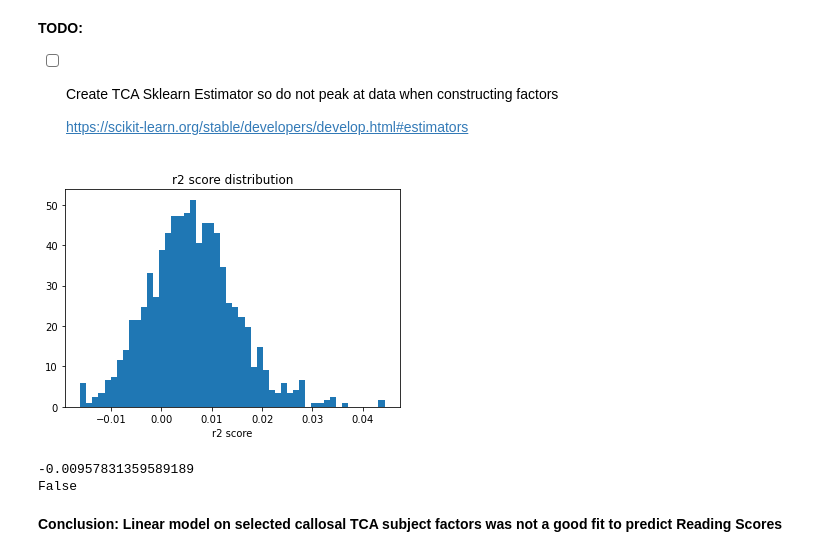
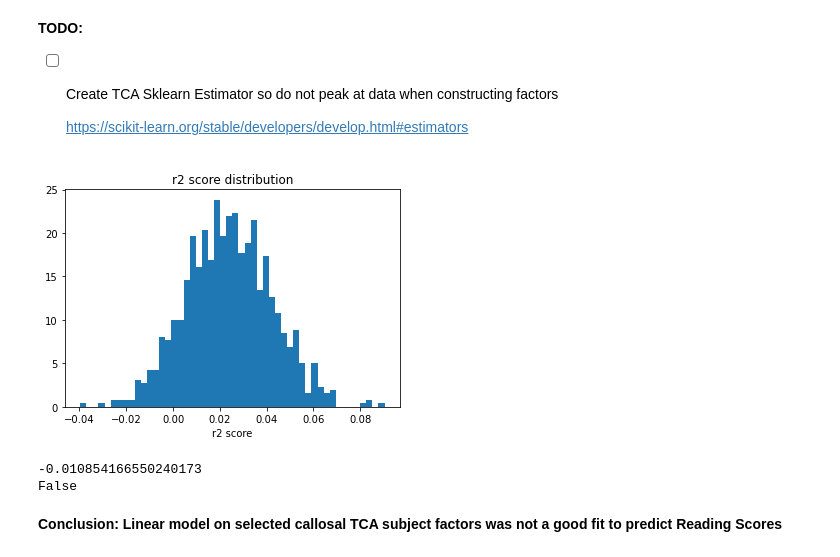
Before and after one commit to bloomdt-uw/callosum_microstructure, a Jupyter notebook: HCP-YA-TCA.ipynb, the cells around one changed output. Cells and saved outputs as stored; diff of their text form; code cells hidden in the pictures.

```diff
--- a/HCP-YA-TCA.ipynb
+++ b/HCP-YA-TCA.ipynb
@@ -295,17 +295,17 @@ motor_df = _get_motor(bucket='hcp.afq')
 pers_df = _get_personality(bucket='hcp.afq')
 sense_df = _get_sensory(bucket='hcp.afq')
 # %%
-def _get_subject_factors_df(ensemble, normalize=True):
+def _get_subject_factors_df(ensemble, n_components=6, replicate=0, normalize=True):
     import pandas as pd
 
-    df = pd.DataFrame(ensemble.factors(6)[0].factors[0])
+    df = pd.DataFrame(ensemble.factors(n_components)[replicate].factors[0])
 
     if normalize:
         df=(df-df.mean())/df.std()
 
     return df
 # %%
-sub_fact_df = _get_subject_factors_df(_ensemble)
+sub_fact_df = _get_subject_factors_df(_ensemble, n_components=29)
 # %% [markdown]
 ##### Data cleaning
 
@@ -678,12 +625,12 @@ def _predict_reading(factors=sub_fact_df, reading_score=behav_df['ReadEng_Unadj'
     print(is_it_good > 0)
 # %%
 _predict_reading(
-    _get_subject_factors_df(_ensemble, normalize=False),
+    _get_subject_factors_df(_ensemble, n_components=29, normalize=False),
     _get_behavioral(bucket='hcp.afq', numeric=True, normalize=False)['ReadEng_Unadj']
 )
 # %% [output]
-[figure, old version]
+[figure, new version]
--0.00957831359589189
+-0.010854166550240173
 False
 # %% [markdown]
 **Conclusion: Linear model on selected callosal TCA subject factors was not a good fit to predict Reading Scores**
```
Also changed, not shown: parts of 11 cells of this notebook.
